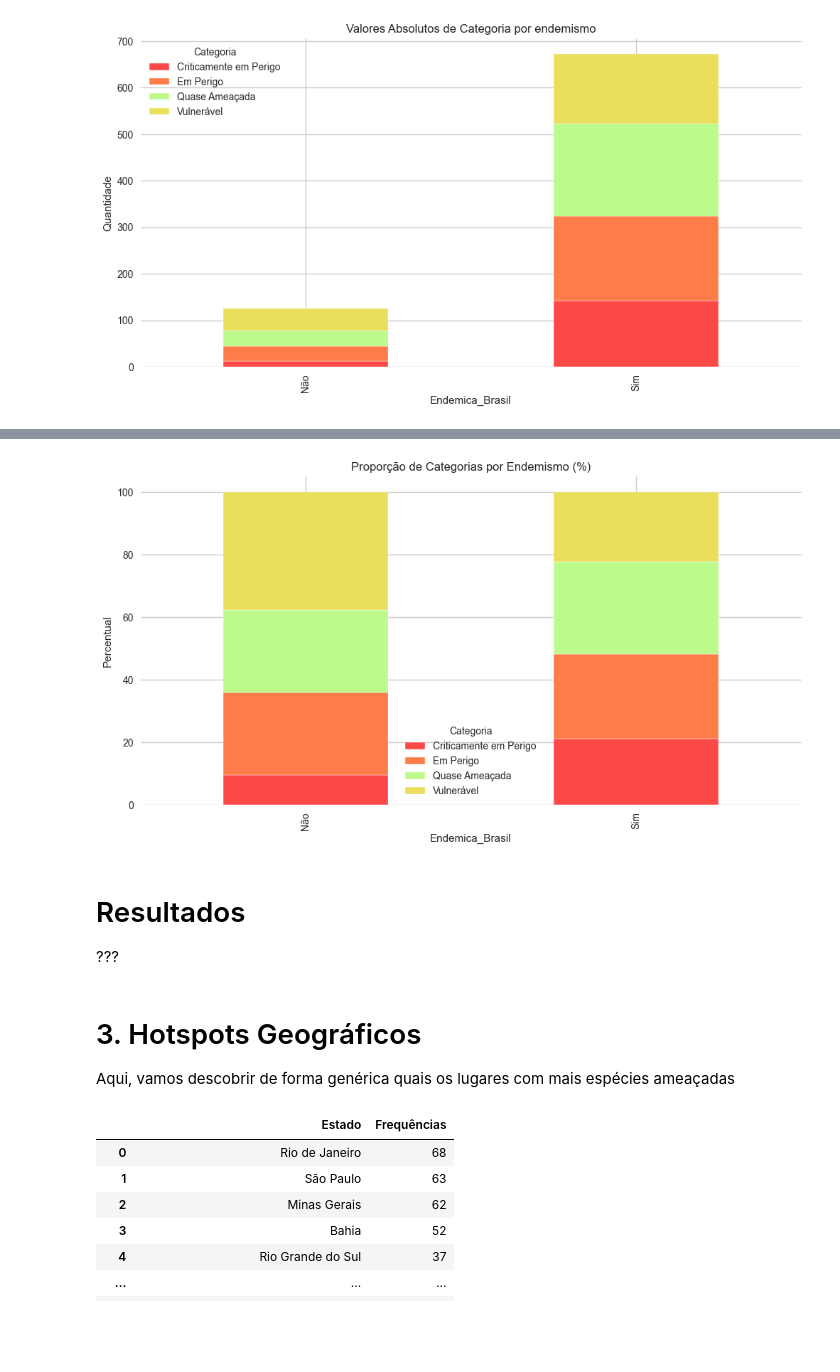
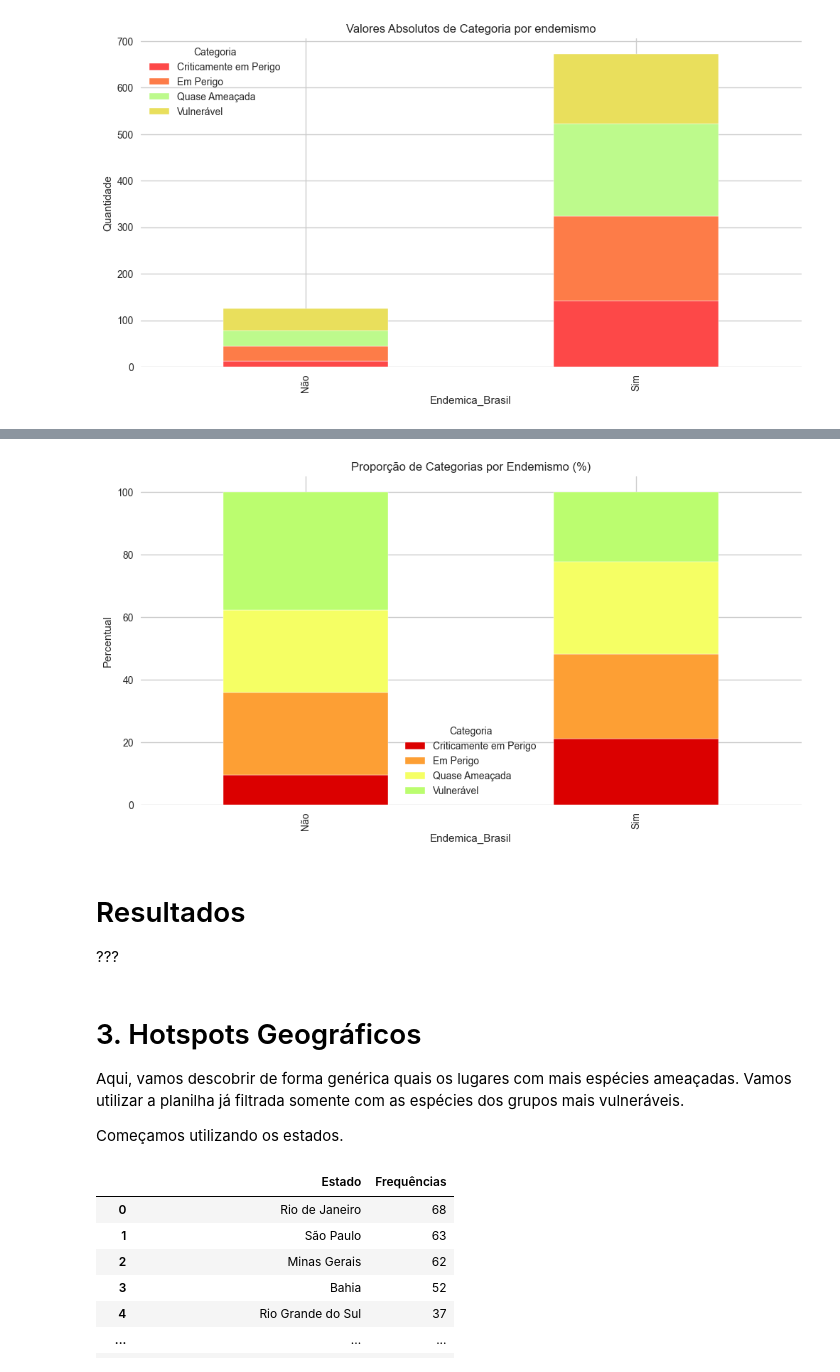
Before and after one commit to Carrascofs/analise-biodiversidade-mata-atlantica, a Jupyter notebook: notebooks/01_limpeza_e_exploracao.ipynb, the cells around one changed output, grey strips where cells are left out. Saved outputs shown, nothing was run; the diff lists cells and outputs as text; code cells hidden in the pictures; blank space fills up the shorter version.

```diff
--- a/notebooks/01_limpeza_e_exploracao.ipynb
+++ b/notebooks/01_limpeza_e_exploracao.ipynb
@@ -310,6 +309,6 @@ df_endemica
 # %%
-df_endemismo = df[df['Endemica_Brasil'].isin(['Sim', 'Não'])]
-df_endemismo = df_endemismo['Endemica_Brasil'].value_counts().to_frame(name='Frequencia')
+df_endem = df[df['Endemica_Brasil'].isin(['Sim', 'Não'])]
+df_endemismo = df_endem['Endemica_Brasil'].value_counts().to_frame(name='Frequencia')
 df_endemismo
 # %% [output]
 |  | Frequencia |
@@ -348,9 +328,9 @@ print(df_endemica)
 # %%
 # valores absolutos de cada categoria entre espécies endêmicas e não endêmicas
 categorias_principais = ['Criticamente em Perigo', 'Em Perigo', 'Vulnerável', 'Quase Ameaçada']
-df_endemica_filtrada = df_endemica[df_endemica['Categoria'].isin(categorias_principais)]
-cross_tab_filtrado = pd.crosstab(df_endemica_filtrada['Endemica_Brasil'], df_endemica_filtrada['Categoria'])
-cross_tab_filtrado
+df_endem_filtr = df_endem[df_endem['Categoria'].isin(categorias_principais)]
+cross_tab_filtr = pd.crosstab(df_endem_filtr['Endemica_Brasil'], df_endem_filtr['Categoria'])
+cross_tab_filtr
 # %% [output]
 | Categoria | Criticamente em Perigo | Em Perigo | Quase Ameaçada | Vulnerável |
 | Endemica_Brasil |  |  |  |  |
@@ -366,7 +346,7 @@ plt.show()
 [figure]
 # %%
 # percentuais de cada categoria entre espécies endêmicas e não endêmicas
-cross_tab_pct = cross_tab_filtrado.div(cross_tab_filtrado.sum(axis=1), axis=0) * 100
+cross_tab_pct = (cross_tab_filtr.div(cross_tab_filtr.sum(axis=1), axis=0) * 100).round(2)
 cross_tab_pct
 # %% [output]
 | Categoria | Criticamente em Perigo | Em Perigo | Quase Ameaçada | Vulnerável |
@@ -376,11 +356,11 @@ cross_tab_pct
 # %%
-colors = ["#FD4848", "#FD7C48", "#BDFA8C", "#E9DF5C"]
+colors = ["#DB0000", "#FD9F34", "#F5FF64", "#BBFD6F"]
 cross_tab_pct.plot(kind='bar', stacked=True, figsize=(12, 6), color=colors)
 plt.title('Proporção de Categorias por Endemismo (%)')
 plt.ylabel('Percentual')
 plt.show()
 # %% [output]
-[figure, old version]
+[figure, new version]
 # %% [markdown]
 # Resultados
 
@@ -388,5 +368,7 @@ plt.show()
 # %% [markdown]
 # 3. Hotspots Geográficos
 
-Aqui, vamos descobrir de forma genérica quais os lugares com mais espécies ameaçadas
+Aqui, vamos descobrir de forma genérica quais os lugares com mais espécies ameaçadas. Vamos utilizar a planilha já filtrada somente com as espécies dos grupos mais vulneráveis.
+
+Começamos utilizando os estados.
 # %%
```
Also changed, not shown: parts of 22 cells of this notebook.
